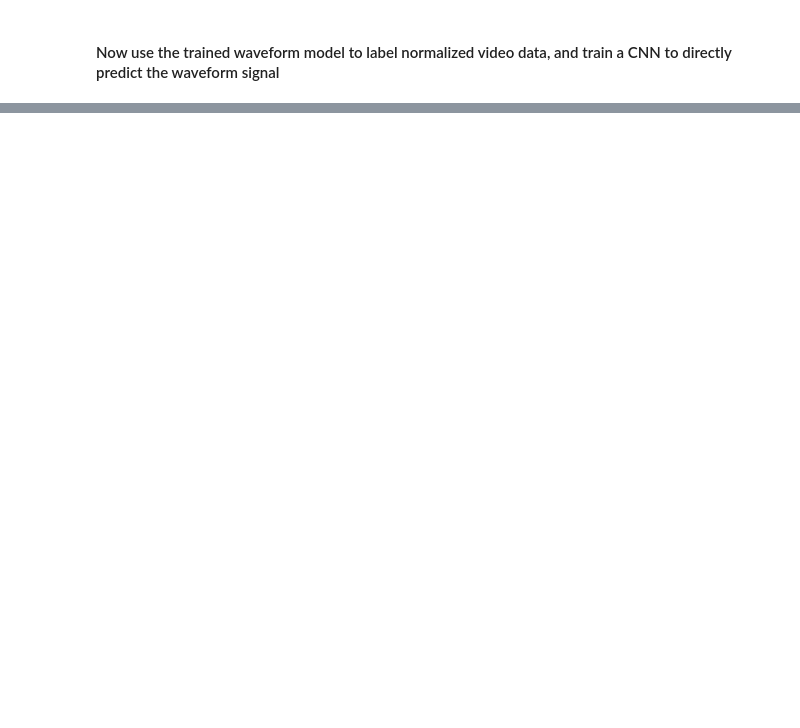
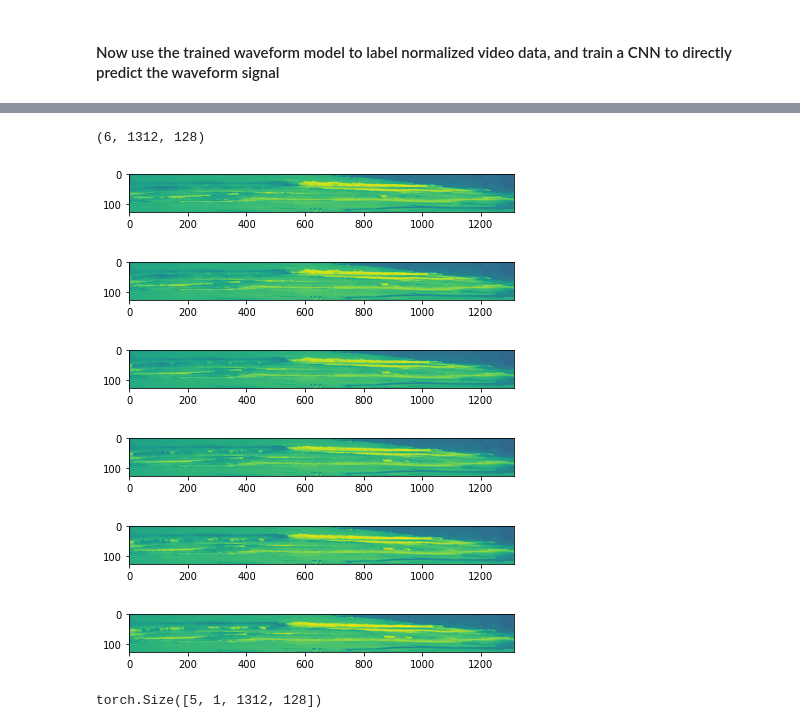
Before and after one commit to sjobeek/surfbreak, a Jupyter notebook: nbs/12_learning_pipeline.ipynb, the cells around one changed output, grey strips where cells are left out. Drawn from its saved outputs; the diff is of its cells as text; code cells hidden in the pictures; blank space fills up the shorter version.

```diff
--- a/nbs/12_learning_pipeline.ipynb
+++ b/nbs/12_learning_pipeline.ipynb
@@ -139,0 +132,16 @@ RuntimeError: Error(s) in loading state_dict for LitSirenNet:
+# %%
+import matplotlib.pyplot as plt
+trimmed_tensor = graphchain.get(wf_graph, 'result')
+print(trimmed_tensor.shape)
+for t in range(trimmed_tensor.shape[0]):
+    plt.imshow(trimmed_tensor[t].T)
+    plt.tight_layout()
+    plt.show()
+# %% [output]
+(6, 1312, 128)
+[figure, added]
+[figure, added]
+[figure, added]
+[figure, added]
+[figure, added]
+[figure, added]
@@ -139,0 +156,5 @@ RuntimeError: Error(s) in loading state_dict for LitSirenNet:
+# %%
+inferred_wf_tensor = detect_wavefronts(cnn_checkpoint, trimmed_tensor)
+inferred_wf_tensor.shape
+# %% [output]
+torch.Size([5, 1, 1312, 128])
```
Also changed, not shown: parts of 12 cells of this notebook, 4 other files.
